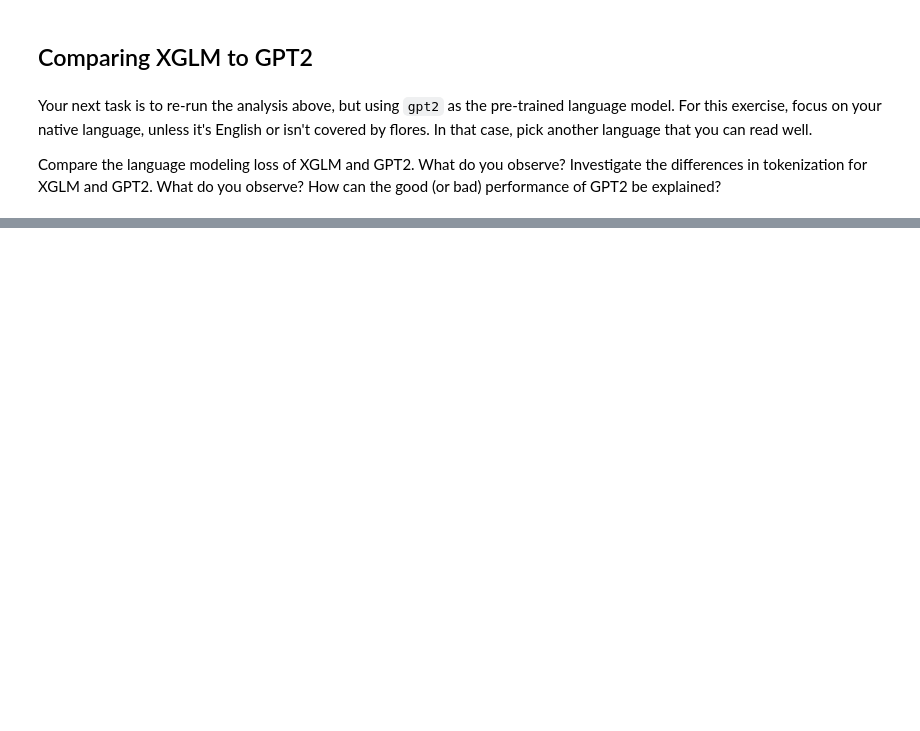
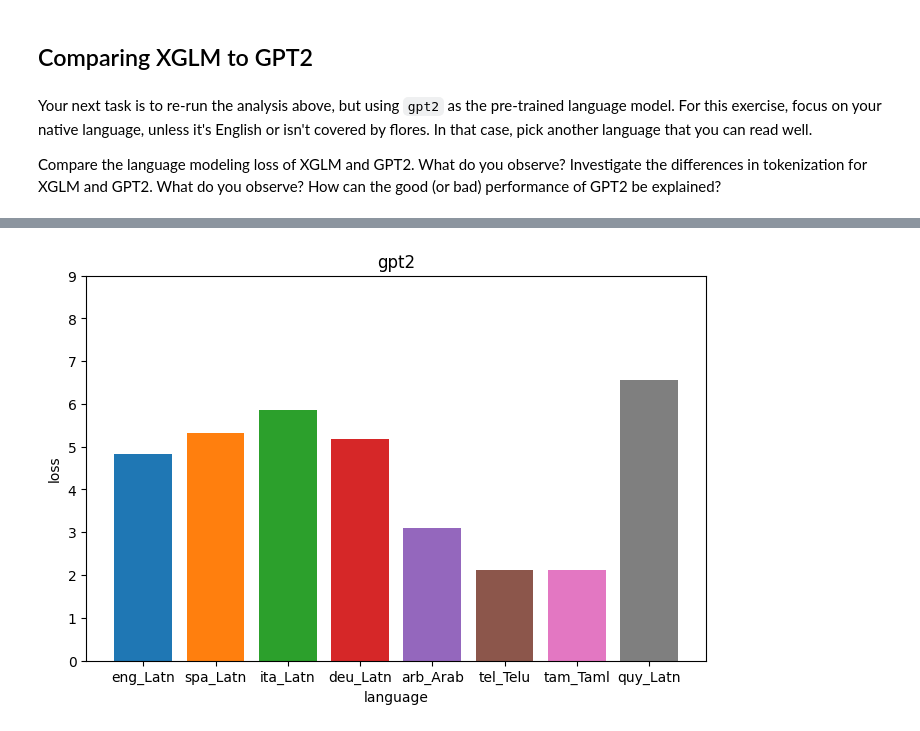
Before and after one commit to MOvi996/llm-finetuning, a Jupyter notebook: notebooks/task1.ipynb, the cells around one changed output, grey strips where cells are left out. Saved outputs shown, nothing was run; the diff lists cells and outputs as text; code cells hidden in the pictures; blank space fills up the shorter version.

```diff
--- a/notebooks/task1.ipynb
+++ b/notebooks/task1.ipynb
@@ -223,0 +310,18 @@ Compare the language modeling loss of XGLM and GPT2. What do you observe? Invest
+# %%
+# create a figure
+fig, axes = plt.subplots(figsize=(8, 5))
+
+# create a bar plot for each langauge
+# TODO: your code goes here
+for i, lang in enumerate(LANGUAGES):
+    axes.bar(i, np.mean(losses_gpt2[lang]))
+
+# format plot
+axes.set_xlabel("language") # x-axis label
+axes.set_xticks(range(len(LANGUAGES))) # x-axis ticks
+axes.set_xticklabels(losses_gpt2.keys()) # x-axis tick labels
+axes.set_ylabel("loss") # y-axis label
+axes.set_ylim(0, 9) # range of y-axis
+axes.set_title(MODEL_NAME); # title
+# %% [output]
+[figure, added]
```
Also changed, not shown: parts of 15 cells of this notebook, 2 other files.
